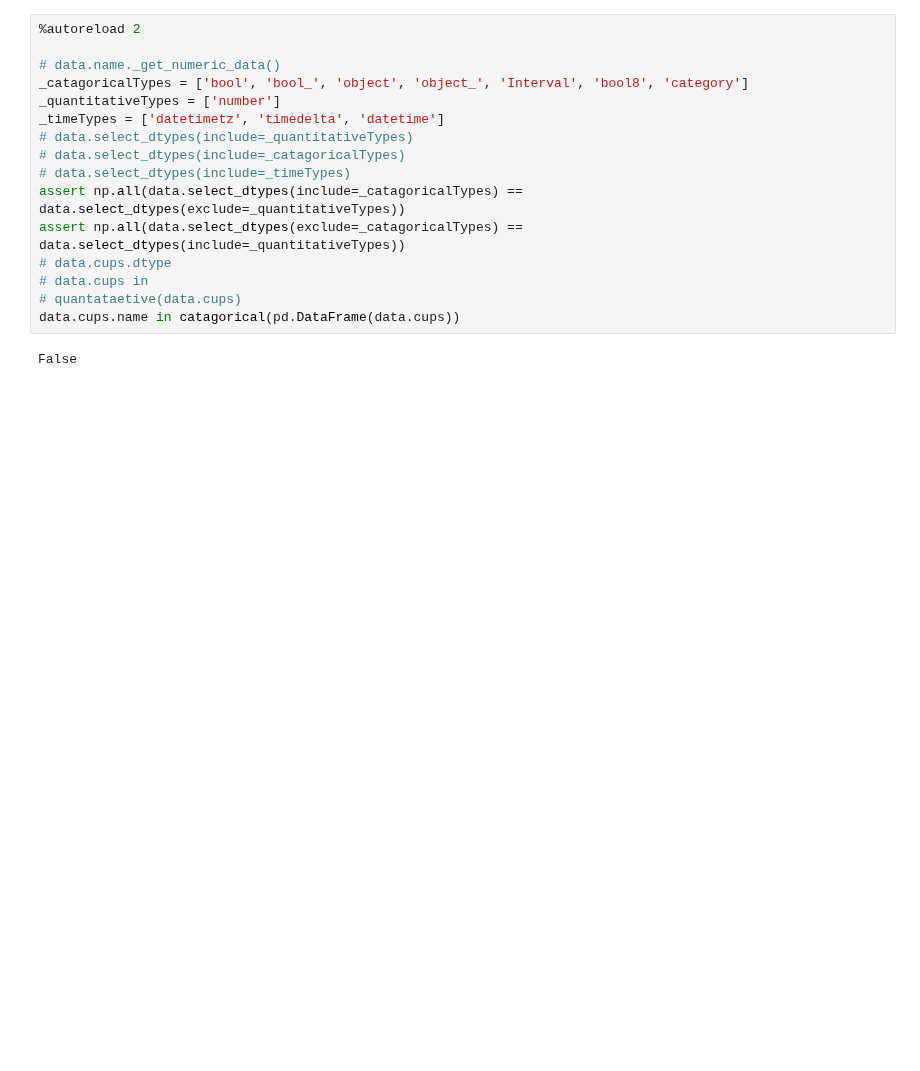
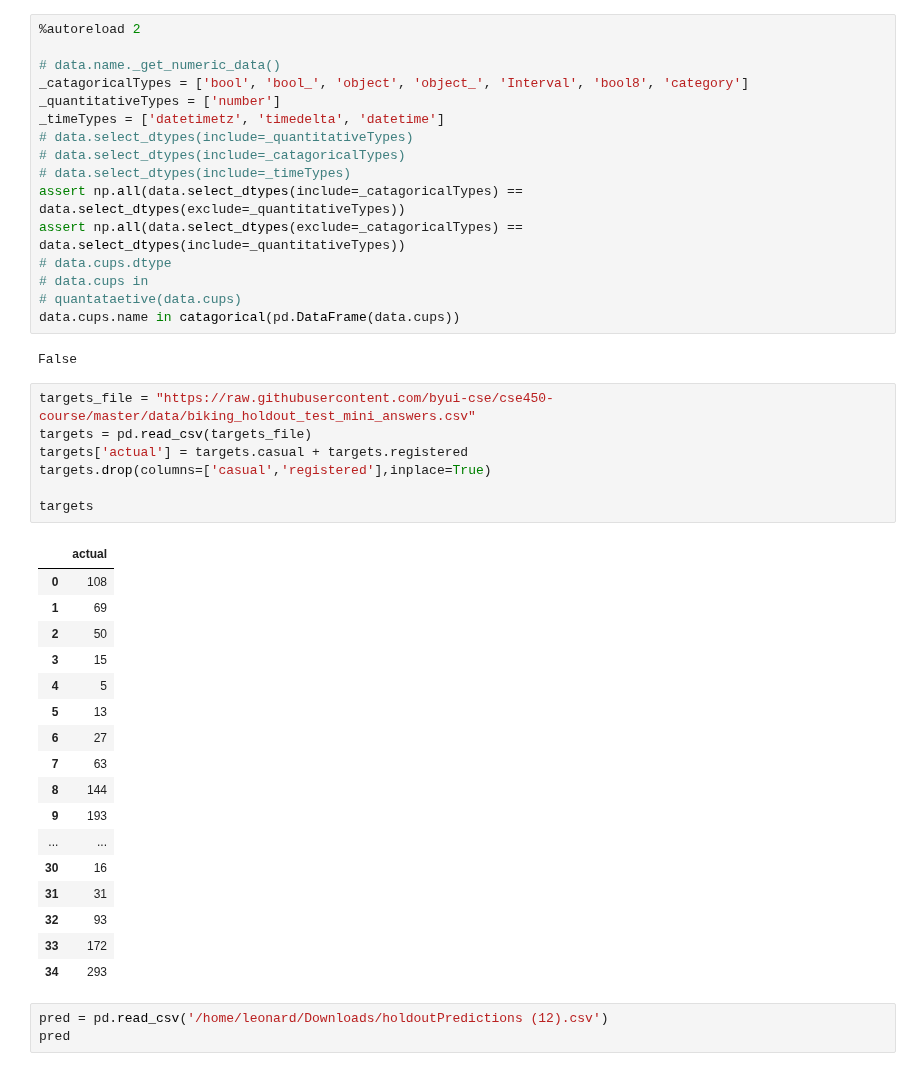
Before and after one commit to smartycope/Data, a Jupyter notebook: testingData.ipynb, the cells around one changed output. Cells and saved outputs as stored; diff of their text form; blank space fills up the shorter version.

```diff
--- a/testingData.ipynb
+++ b/testingData.ipynb
@@ -467,3 +461,31 @@ assert np.all(data.select_dtypes(exclude=_catagoricalTypes) == data.select_dtype
 data.cups.name in catagorical(pd.DataFrame(data.cups))
 # %% [output]
 False
+# %%
+targets_file = "https://raw.githubusercontent.com/byui-cse/cse450-course/master/data/biking_holdout_test_mini_answers.csv"
+targets = pd.read_csv(targets_file)
+targets['actual'] = targets.casual + targets.registered
+targets.drop(columns=['casual','registered'],inplace=True)
+
+targets
+# %% [output]
+|  | actual |
+| 0 | 108 |
+| 1 | 69 |
+| 2 | 50 |
+| 3 | 15 |
+| 4 | 5 |
+| 5 | 13 |
+| 6 | 27 |
+| 7 | 63 |
+| 8 | 144 |
+| 9 | 193 |
+| ... | ... |
+| 30 | 16 |
+| 31 | 31 |
+| 32 | 93 |
+| 33 | 172 |
+| 34 | 293 |
+# %%
+pred = pd.read_csv('/home/leonard/Downloads/holdoutPredictions (12).csv')
+pred
```
Also changed, not shown: parts of 3 cells of this notebook, 1 other file.
